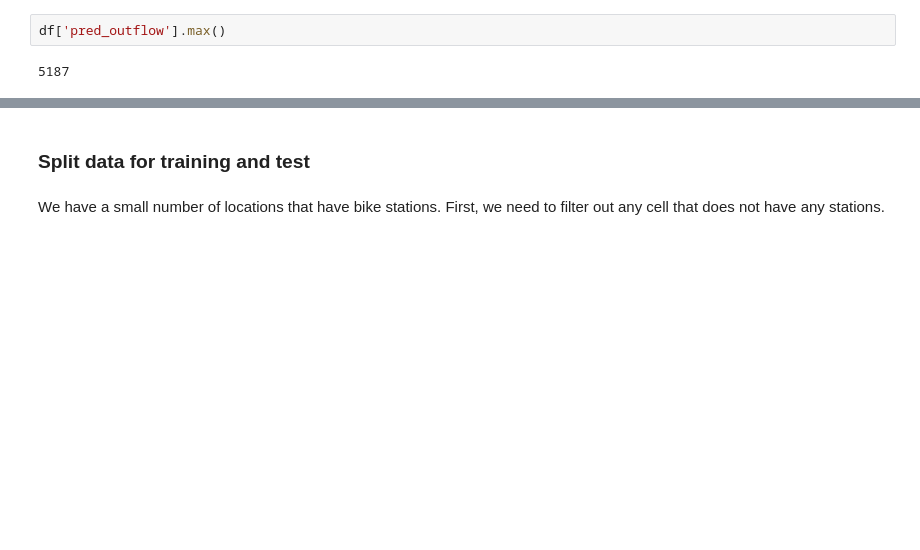
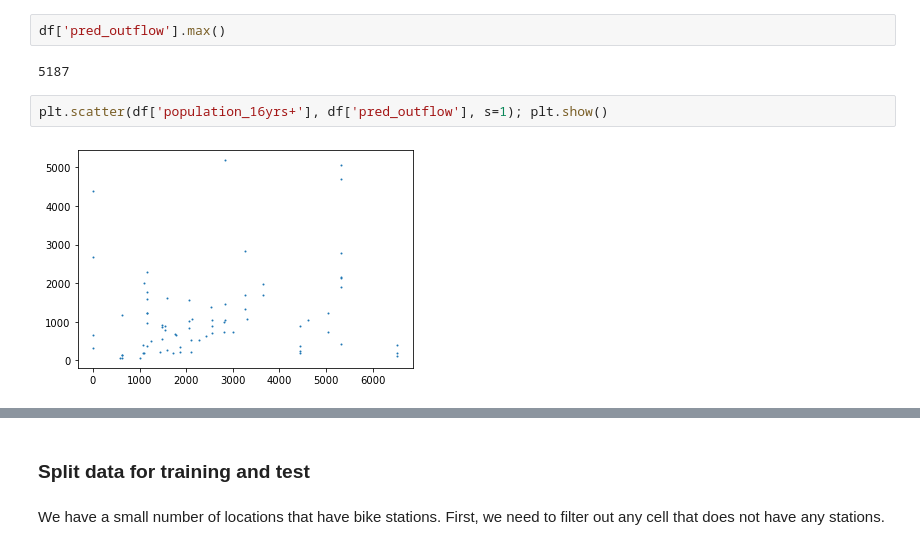
Before and after one commit to katelyn98/HealthyRide-Mapping, a Jupyter notebook: Models/RandomForestModel.ipynb, the cells around one changed output, grey strips where cells are left out. Cells and saved outputs as stored; diff of their text form; blank space fills up the shorter version.

```diff
--- a/Models/RandomForestModel.ipynb
+++ b/Models/RandomForestModel.ipynb
@@ -62,3 +78,7 @@ df['pred_outflow'].mean()
 df['pred_outflow'].max()
 # %% [output]
 5187
+# %%
+plt.scatter(df['population_16yrs+'], df['pred_outflow'], s=1); plt.show()
+# %% [output]
+[figure, added]
```
Also changed, not shown: parts of 14 cells of this notebook, 1 other file.
